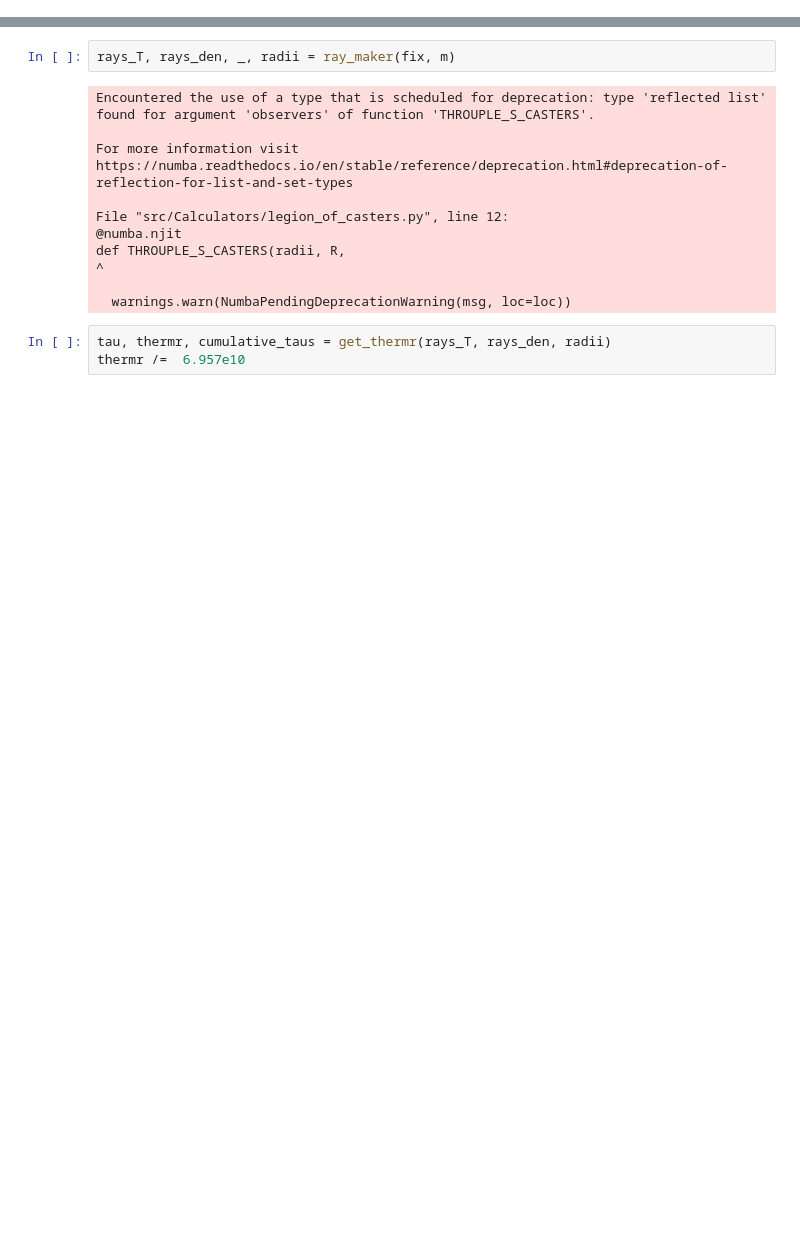
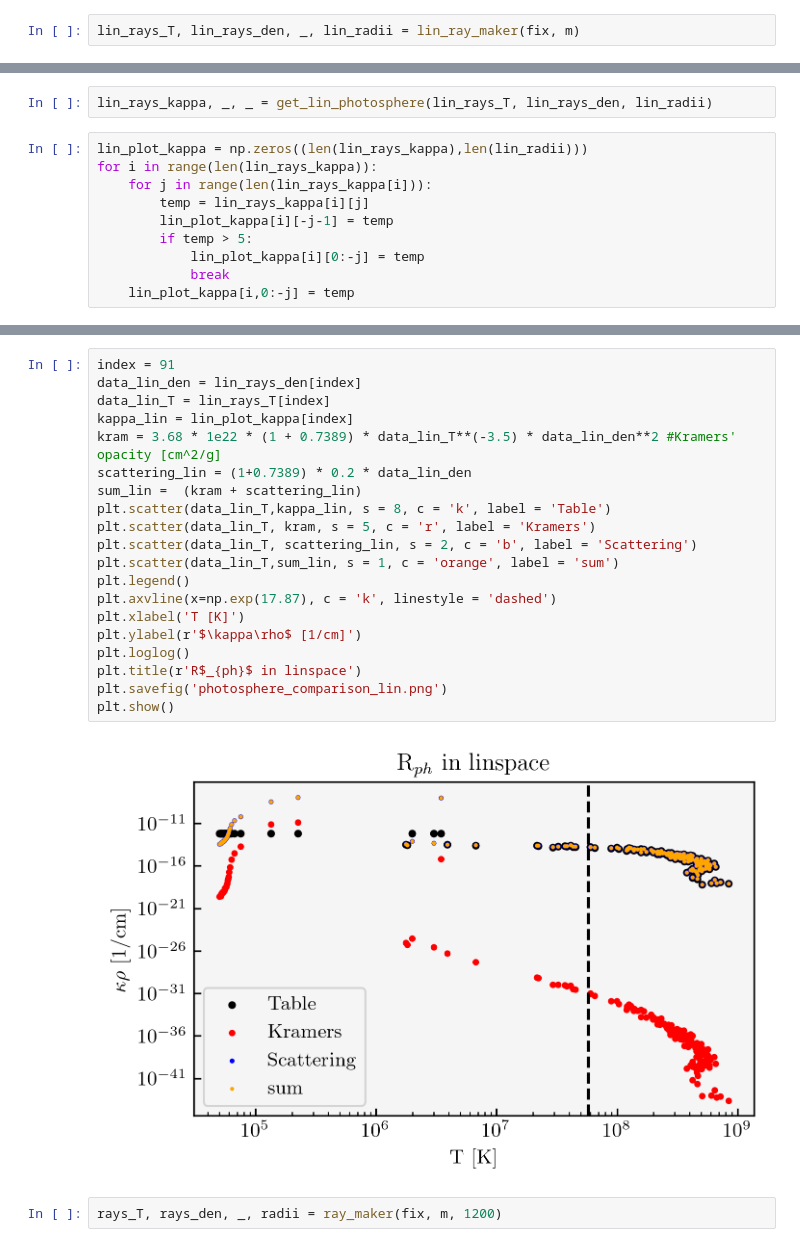
Before and after one commit to KKilmetis8/tde_comparison, a Jupyter notebook: test_radii.ipynb, the cells around one changed output, grey strips where cells are left out. Saved outputs shown, nothing was run; the diff lists cells and outputs as text; blank space fills up the shorter version.

```diff
--- a/test_radii.ipynb
+++ b/test_radii.ipynb
@@ -12,0 +13,2 @@ m=6
+# %%
+lin_rays_T, lin_rays_den, _, lin_radii = lin_ray_maker(fix, m)
@@ -12,0 +26,12 @@ m=6
+# %%
+lin_rays_kappa, _, _ = get_lin_photosphere(lin_rays_T, lin_rays_den, lin_radii)
+# %%
+lin_plot_kappa = np.zeros((len(lin_rays_kappa),len(lin_radii)))
+for i in range(len(lin_rays_kappa)):
+    for j in range(len(lin_rays_kappa[i])):
+        temp = lin_rays_kappa[i][j]
+        lin_plot_kappa[i][-j-1] = temp
+        if temp > 5:
+            lin_plot_kappa[i][0:-j] = temp
+            break
+    lin_plot_kappa[i,0:-j] = temp
@@ -13,16 +43,24 @@ m=6
+# %%
+index = 91
+data_lin_den = lin_rays_den[index]
+data_lin_T = lin_rays_T[index]
+kappa_lin = lin_plot_kappa[index]
+kram = 3.68 * 1e22 * (1 + 0.7389) * data_lin_T**(-3.5) * data_lin_den**2 #Kramers' opacity [cm^2/g]
+scattering_lin = (1+0.7389) * 0.2 * data_lin_den
+sum_lin =  (kram + scattering_lin)
+plt.scatter(data_lin_T,kappa_lin, s = 8, c = 'k', label = 'Table')
+plt.scatter(data_lin_T, kram, s = 5, c = 'r', label = 'Kramers')
+plt.scatter(data_lin_T, scattering_lin, s = 2, c = 'b', label = 'Scattering')
+plt.scatter(data_lin_T,sum_lin, s = 1, c = 'orange', label = 'sum')
+plt.legend()
+plt.axvline(x=np.exp(17.87), c = 'k', linestyle = 'dashed')
+plt.xlabel('T [K]')
+plt.ylabel(r'$\kappa\rho$ [1/cm]')
+plt.loglog()
+plt.title(r'R$_{ph}$ in linspace')
+plt.savefig('photosphere_comparison_lin.png')
+plt.show()
+# %% [output]
+[figure, added]
 # %%
-rays_T, rays_den, _, radii = ray_maker(fix, m)
+rays_T, rays_den, _, radii = ray_maker(fix, m, 1200)
-# %% [output]
-Encountered the use of a type that is scheduled for deprecation: type 'reflected list' found for argument 'observers' of function 'THROUPLE_S_CASTERS'.
-
-For more information visit https://numba.readthedocs.io/en/stable/reference/deprecation.html#deprecation-of-reflection-for-list-and-set-types
-
-File "src/Calculators/legion_of_casters.py", line 12:
-@numba.njit
-def THROUPLE_S_CASTERS(radii, R,
-^
-
-  warnings.warn(NumbaPendingDeprecationWarning(msg, loc=loc))
-# %%
-tau, thermr, cumulative_taus = get_thermr(rays_T, rays_den, radii)
-thermr /=  6.957e10
```
Also changed, not shown: parts of 12 cells of this notebook, 24 other files.
